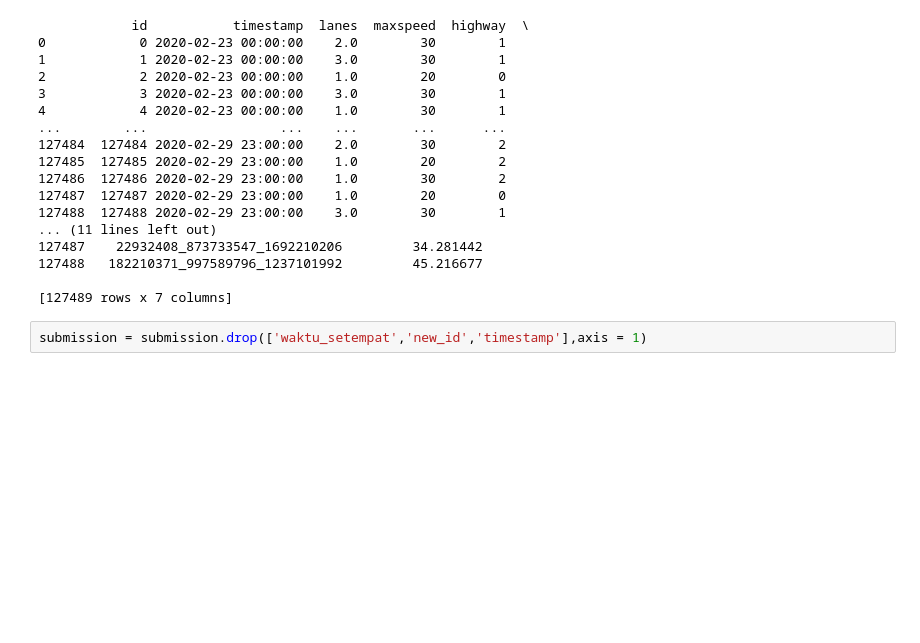
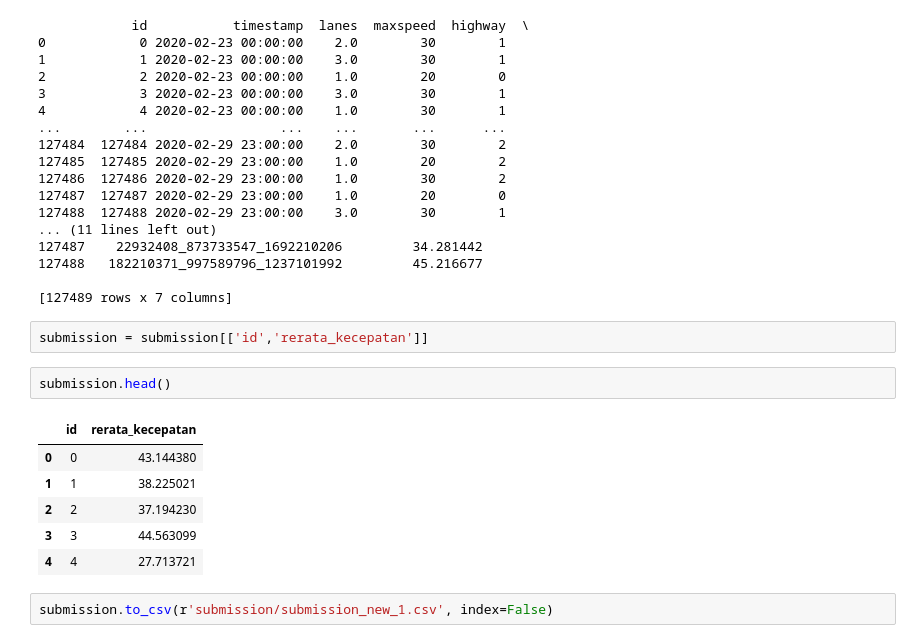
Before and after one commit to RayhanAdii/avg-speed-ts-forecasting, a Jupyter notebook: 7_Modelling_ML.ipynb, the cells around one changed output. Saved outputs shown, nothing was run; the diff lists cells and outputs as text; blank space fills up the shorter version.

```diff
--- a/7_Modelling_ML.ipynb
+++ b/7_Modelling_ML.ipynb
@@ -207,4 +207,15 @@ print(submission)
 
 [127489 rows x 7 columns]
 # %%
-submission = submission.drop(['waktu_setempat','new_id','timestamp'],axis = 1)
+submission = submission[['id','rerata_kecepatan']]
+# %%
+submission.head()
+# %% [output]
+|  | id | rerata_kecepatan |
+| 0 | 0 | 43.144380 |
+| 1 | 1 | 38.225021 |
+| 2 | 2 | 37.194230 |
+| 3 | 3 | 44.563099 |
+| 4 | 4 | 27.713721 |
+# %%
+submission.to_csv(r'submission/submission_new_1.csv', index=False)
```
